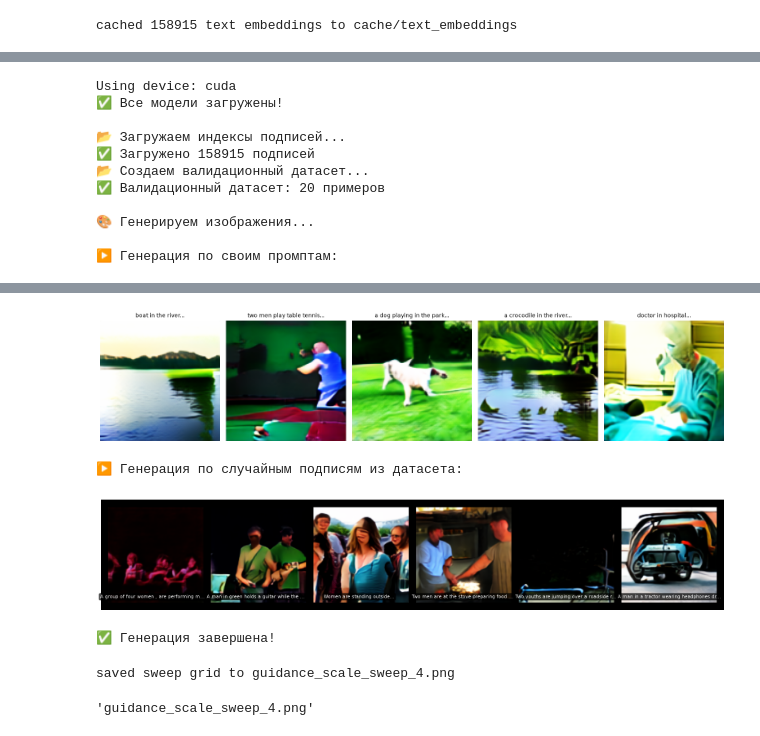
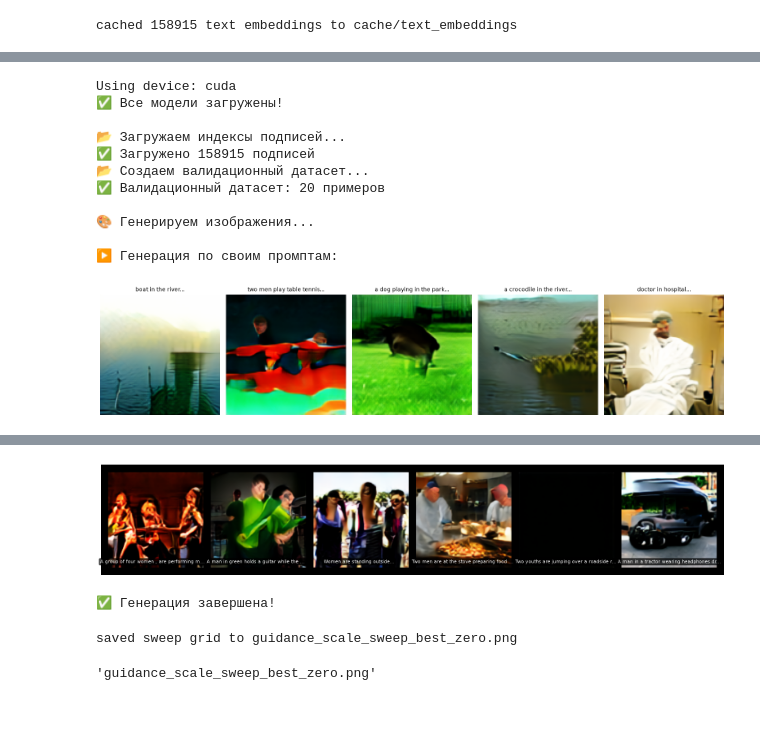
Before and after one commit to morozzz7/CNN, a Jupyter notebook: clip+diffusion.ipynb, the cells around one changed output, grey strips where cells are left out. Saved outputs shown, nothing was run; the diff lists cells and outputs as text; code cells hidden in the pictures.

```diff
--- a/clip+diffusion.ipynb
+++ b/clip+diffusion.ipynb
@@ -1478,7 +1535,7 @@ print(f"Using device: {device}")
 # ============= ЗАГРУЗКА МОДЕЛЕЙ =============
 
 # 1. Загружаем чекпоинт диффузионной модели
-ckpt_path = 'checkpoints_diffusion_score_clip/last_unet.pt'
+ckpt_path = 'diffusion_by_zero/last_unet.pt'
 if not os.path.exists(ckpt_path):
     print(f"❌ Чекпоинт не найден: {ckpt_path}")
     print("   Сначала обучите модель или проверьте путь!")
@@ -1723,30 +1780,31 @@ if val_subset is not None:
     images2, captions2 = generate_and_plot_grid(
         unet=unet,
         ema_unet=ema_unet,
         decoder=decoder,
         diffusion=diffusion,
         val_subset=val_subset,
         text_emb_dir=text_emb_dir,
         captions_index=captions_index,
         null_embedding=null_embedding,
         scale_factor=scale_factor,
         device=device,
         n_samples=6,
         num_inference_steps=250,
         guidance_scale=10,
         seed=42
     )
 
 print("\n✅ Генерация завершена!")
 # %% [output]
 Using device: cuda
 ✅ Все модели загружены!
 
 📂 Загружаем индексы подписей...
 ✅ Загружено 158915 подписей
 📂 Создаем валидационный датасет...
 ✅ Валидационный датасет: 20 примеров
 
 🎨 Генерируем изображения...
 
 ▶️ Генерация по своим промптам:
+[figure, new version]
@@ -1755,7 +1812,5 @@ WARNING:huggingface_hub.utils._http:Warning: You are sending unauthenticated req
-[figure, old version]
+[figure, new version]
-▶️ Генерация по случайным подписям из датасета:
+✅ Генерация завершена!
-[figure, old version]
-✅ Генерация завершена!
 # %%
 @torch.no_grad()
 def embed_prompts(prompts, device, model_name='ViT-B-32', pretrained='laion2b_s34b_b79k'):
@@ -1851,13 +1906,13 @@ guidance_scales = [7.5, 9, 10, 12, 14]
 guidance_scale_sweep(
     prompts=prompts,
     guidance_scales=guidance_scales,
-    diffusion_checkpoint_path="checkpoints_diffusion_score_clip/best_unet.pt",
+    diffusion_checkpoint_path="diffusion_by_zero/best_unet.pt",
     vae_checkpoint_path="model_weights/best_vae.pt",
-    output_path="guidance_scale_sweep_4.png",
+    output_path="guidance_scale_sweep_best_zero.png",
 )
 # %% [output]
-saved sweep grid to guidance_scale_sweep_4.png
+saved sweep grid to guidance_scale_sweep_best_zero.png
-'guidance_scale_sweep_4.png'
+'guidance_scale_sweep_best_zero.png'
 # %%
 def finetune(
     latent_dir,
```
Also changed, not shown: parts of 7 cells of this notebook.
